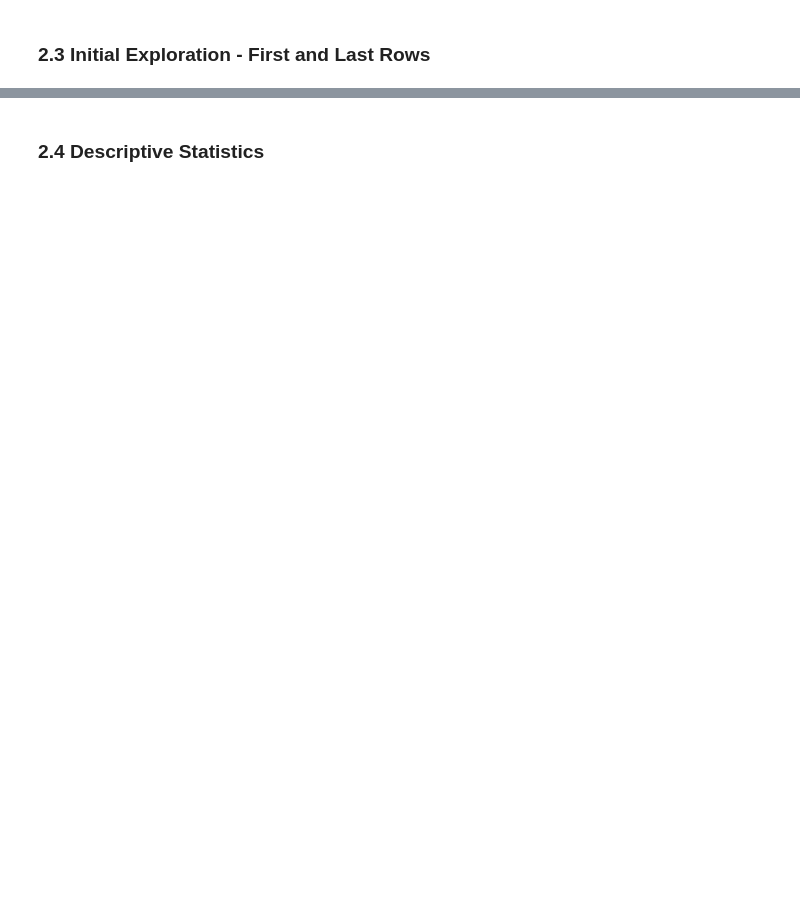
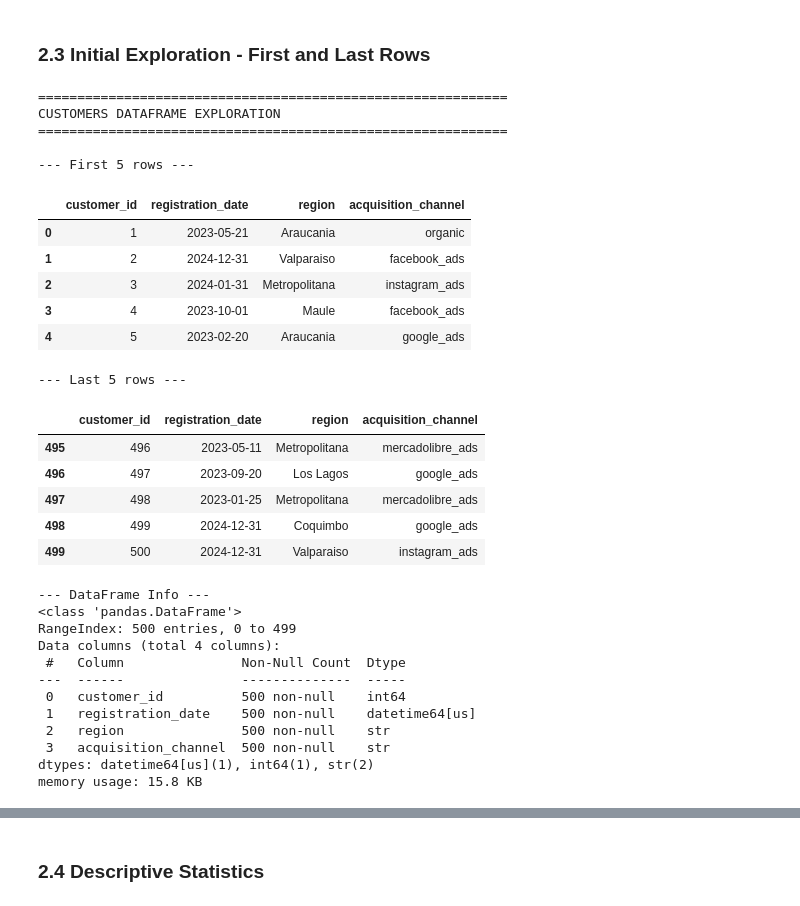
Before and after one commit to joselopezp/bootcamp-data-science-portfolio, a Jupyter notebook: Projects/Module_3_Data_Preparation/notebooks/data_preparation.ipynb, the cells around one changed output, grey strips where cells are left out. Drawn from its saved outputs; the diff is of its cells as text; code cells hidden in the pictures; blank space fills up the shorter version.

```diff
--- a/Projects/Module_3_Data_Preparation/notebooks/data_preparation.ipynb
+++ b/Projects/Module_3_Data_Preparation/notebooks/data_preparation.ipynb
@@ -475,20 +580,51 @@ df_transactions.head(10)
 # %%
 # =============================================================================
 # EXPLORE CUSTOMERS DATAFRAME
 # =============================================================================
 
 print("=" * 60)
 print("CUSTOMERS DATAFRAME EXPLORATION")
 print("=" * 60)
 
 print("\n--- First 5 rows ---")
-display(df_customers.head())
+display(df_treated[_treated[_customers.head())
 
 print("\n--- Last 5 rows ---")
 display(df_customers.tail())
 
 print("\n--- DataFrame Info ---")
 df_customers.info()
+# %% [output]
+============================================================
+CUSTOMERS DATAFRAME EXPLORATION
+============================================================
+
+--- First 5 rows ---
+|  | customer_id | registration_date | region | acquisition_channel |
+| 0 | 1 | 2023-05-21 | Araucania | organic |
+| 1 | 2 | 2024-12-31 | Valparaiso | facebook_ads |
+| 2 | 3 | 2024-01-31 | Metropolitana | instagram_ads |
+| 3 | 4 | 2023-10-01 | Maule | facebook_ads |
+| 4 | 5 | 2023-02-20 | Araucania | google_ads |
+--- Last 5 rows ---
+|  | customer_id | registration_date | region | acquisition_channel |
+| 495 | 496 | 2023-05-11 | Metropolitana | mercadolibre_ads |
+| 496 | 497 | 2023-09-20 | Los Lagos | google_ads |
+| 497 | 498 | 2023-01-25 | Metropolitana | mercadolibre_ads |
+| 498 | 499 | 2024-12-31 | Coquimbo | google_ads |
+| 499 | 500 | 2024-12-31 | Valparaiso | instagram_ads |
+--- DataFrame Info ---
+<class 'pandas.DataFrame'>
+RangeIndex: 500 entries, 0 to 499
+Data columns (total 4 columns):
+ #   Column               Non-Null Count  Dtype
+---  ------               --------------  -----
+ 0   customer_id          500 non-null    int64
+ 1   registration_date    500 non-null    datetime64[us]
+ 2   region               500 non-null    str
+ 3   acquisition_channel  500 non-null    str
+dtypes: datetime64[us](1), int64(1), str(2)
+memory usage: 15.8 KB
 # %%
 # =============================================================================
 # EXPLORE TRANSACTIONS DATAFRAME
```
Also changed, not shown: parts of 64 cells of this notebook, 3 other files.
